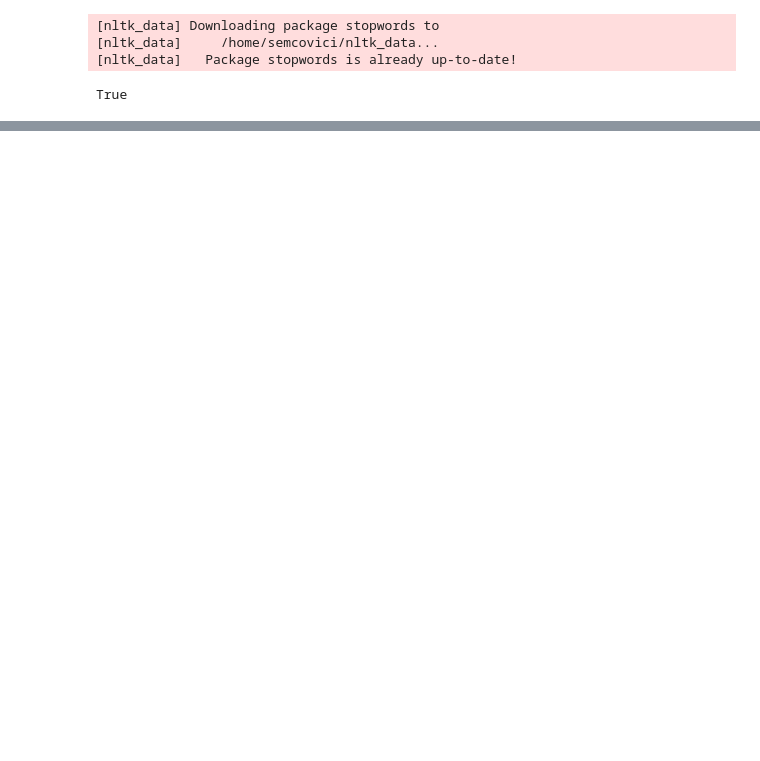
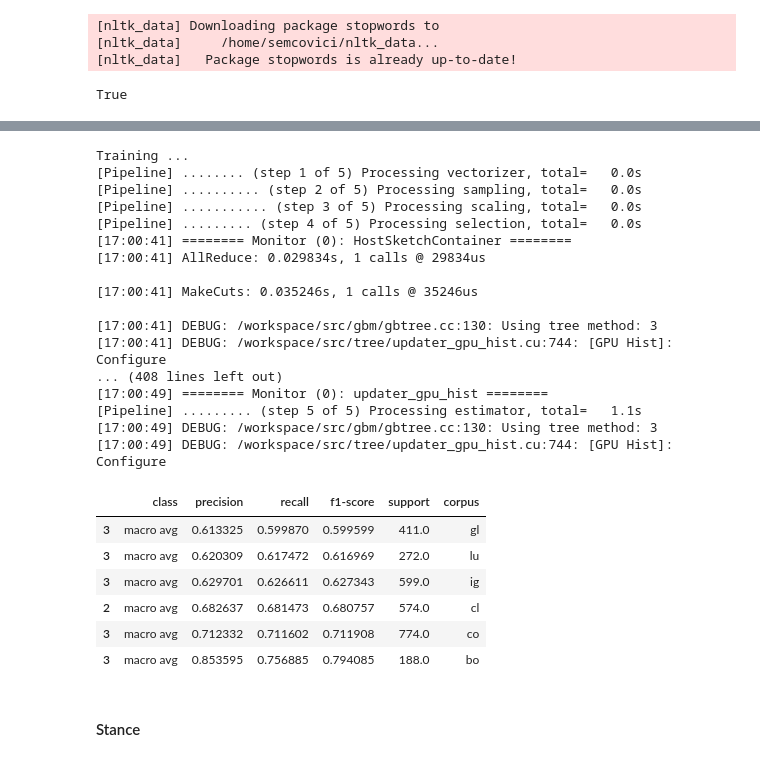
Before and after one commit to semcovici/stance-prediction-UstanceBR, a Jupyter notebook: notebooks/2.2-create_embed_model.ipynb, the cells around one changed output, grey strips where cells are left out. Cells and saved outputs as stored; diff of their text form; code cells hidden in the pictures; blank space fills up the shorter version.

```diff
--- a/notebooks/2.2-create_embed_model.ipynb
+++ b/notebooks/2.2-create_embed_model.ipynb
@@ -101,0 +118,14 @@ None
+# %%
+# create a list of tuples with (data_train, data_test, target)
+
+list_tuples_users = []
+
+for target in tqdm(list_target):
+
+    path_data_train = path_processed_data + f'r3_{target}_train_users_{model_name.replace("/", "_")}.parquet'
+    path_data_test = path_processed_data + f'r3_{target}_test_users_{model_name.replace("/", "_")}.parquet'
+
+    data_train = pd.read_parquet(path_data_train)
+    data_test = pd.read_parquet(path_data_test)
+
+    list_tuples_users.append((data_train, data_test, target))
@@ -101,0 +134,51 @@ None
+# %%
+X_cols = [col for col in data_test.columns if 'emb' in col and 'Timeline' in col]
+# %%
+# define pipeline steps
+scaling = MaxAbsScaler()
+selection = None
+estimator = XGBClassifier(
+                random_state = 42,
+                verbosity = 3,
+                device = 'cuda',
+                tree_method = 'hist'
+                )
+
+
+# get results
+df_cr, df_test_results = process_classification(
+        estimator = estimator,
+        scaling = scaling,
+        selection= selection,
+        data_tuples = list_tuples_users,
+        X_cols = X_cols
+)
+
+df_cr[df_cr['class'] == 'macro avg'].sort_values('f1-score')
+# %% [output]
+Training ...
+[Pipeline] ........ (step 1 of 5) Processing vectorizer, total=   0.0s
+[Pipeline] .......... (step 2 of 5) Processing sampling, total=   0.0s
+[Pipeline] ........... (step 3 of 5) Processing scaling, total=   0.0s
+[Pipeline] ......... (step 4 of 5) Processing selection, total=   0.0s
+[17:00:41] ======== Monitor (0): HostSketchContainer ========
+[17:00:41] AllReduce: 0.029834s, 1 calls @ 29834us
+
+[17:00:41] MakeCuts: 0.035246s, 1 calls @ 35246us
+
+[17:00:41] DEBUG: /workspace/src/gbm/gbtree.cc:130: Using tree method: 3
+[17:00:41] DEBUG: /workspace/src/tree/updater_gpu_hist.cu:744: [GPU Hist]: Configure
+... (408 lines left out)
+[17:00:49] ======== Monitor (0): updater_gpu_hist ========
+[Pipeline] ......... (step 5 of 5) Processing estimator, total=   1.1s
+[17:00:49] DEBUG: /workspace/src/gbm/gbtree.cc:130: Using tree method: 3
+[17:00:49] DEBUG: /workspace/src/tree/updater_gpu_hist.cu:744: [GPU Hist]: Configure
+|  | class | precision | recall | f1-score | support | corpus |
+| 3 | macro avg | 0.613325 | 0.599870 | 0.599599 | 411.0 | gl |
+| 3 | macro avg | 0.620309 | 0.617472 | 0.616969 | 272.0 | lu |
+| 3 | macro avg | 0.629701 | 0.626611 | 0.627343 | 599.0 | ig |
+| 2 | macro avg | 0.682637 | 0.681473 | 0.680757 | 574.0 | cl |
+| 3 | macro avg | 0.712332 | 0.711602 | 0.711908 | 774.0 | co |
+| 3 | macro avg | 0.853595 | 0.756885 | 0.794085 | 188.0 | bo |
+# %% [markdown]
+#### Stance
```
Also changed, not shown: parts of 16 cells of this notebook, 1 other file.
